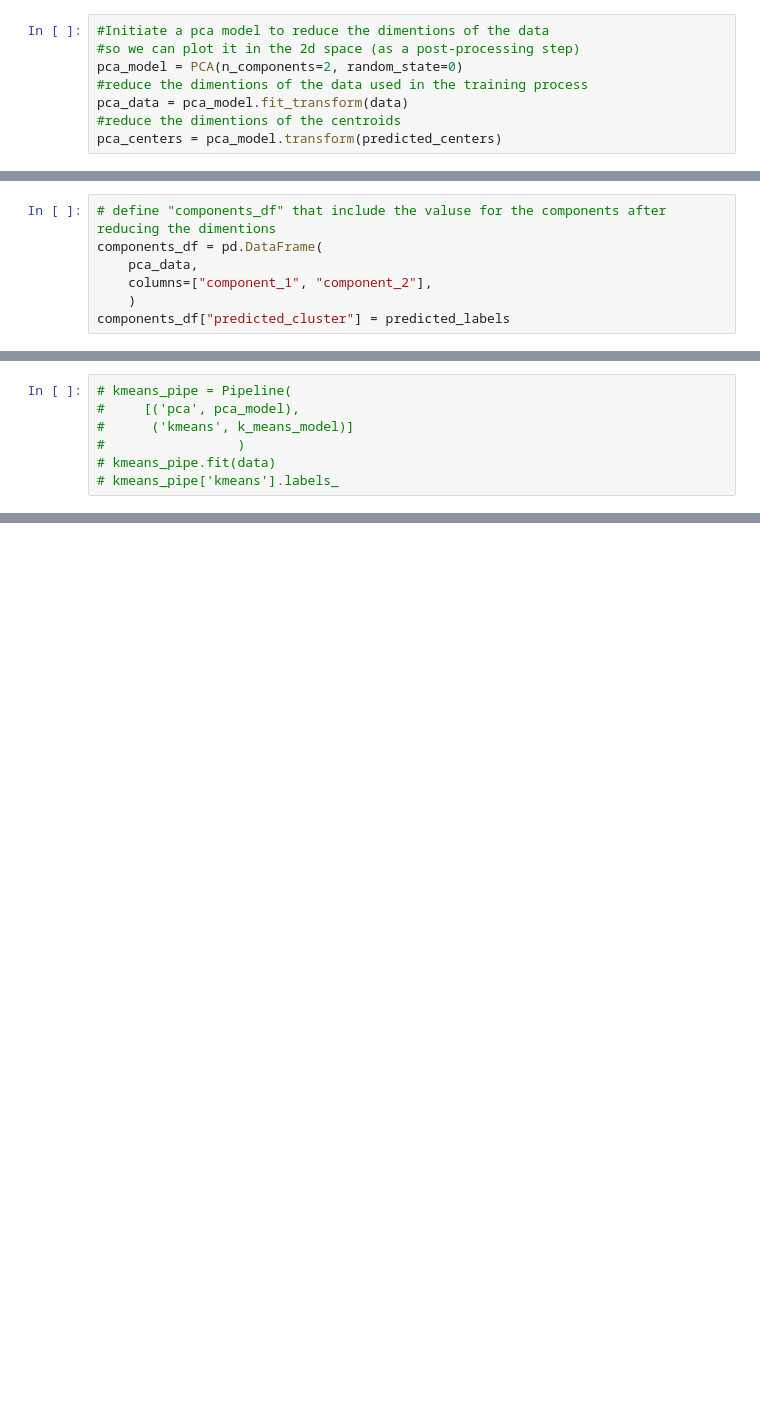
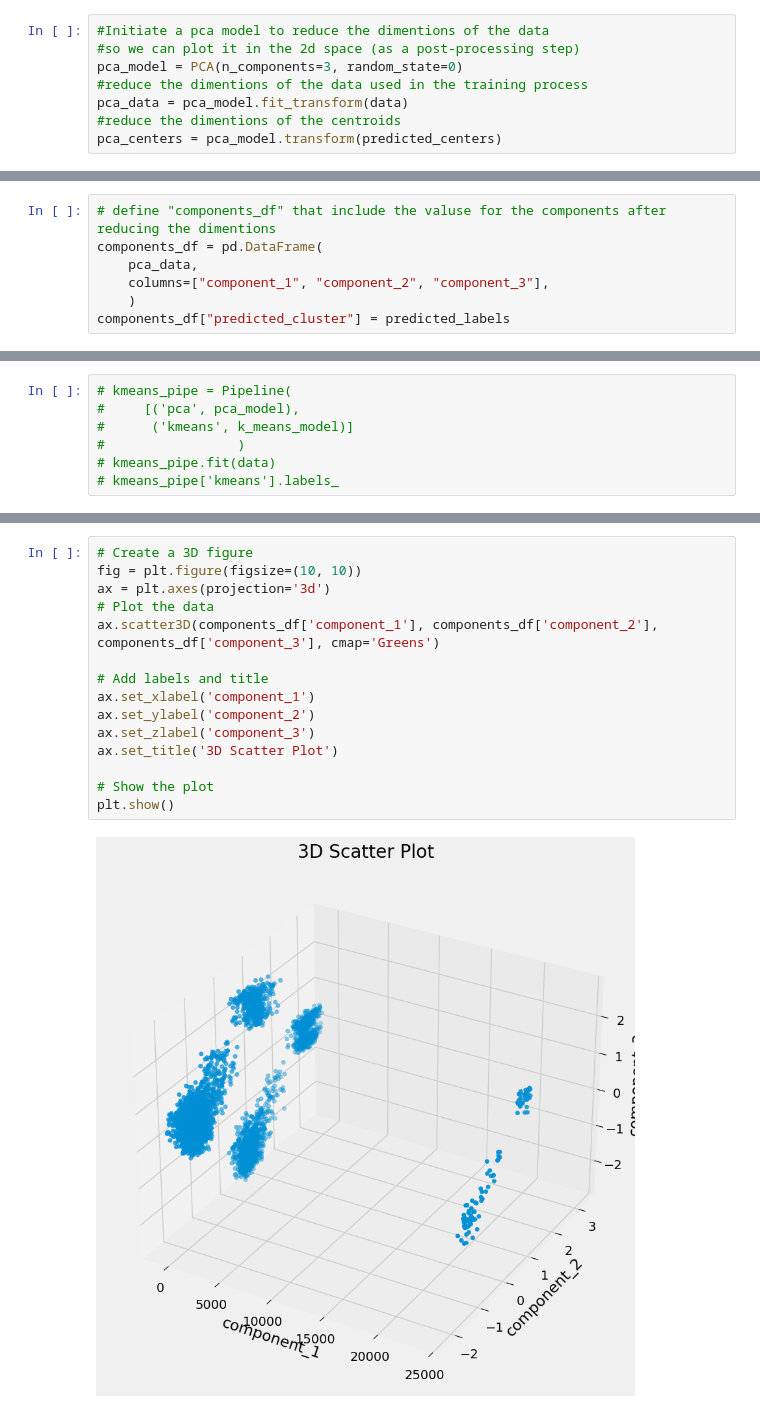
Before and after one commit to mawada-sweis/Clustering-Analysis, a Jupyter notebook: notebooks/algorithms/k-means.ipynb, the cells around one changed output, grey strips where cells are left out. Cells and saved outputs as stored; diff of their text form; blank space fills up the shorter version.

```diff
--- a/notebooks/algorithms/k-means.ipynb
+++ b/notebooks/algorithms/k-means.ipynb
@@ -83,7 +93,7 @@ predicted_centers = k_means_model.cluster_centers_
 # %%
 #Initiate a pca model to reduce the dimentions of the data
 #so we can plot it in the 2d space (as a post-processing step)
-pca_model = PCA(n_components=2, random_state=0)
+pca_model = PCA(n_components=3, random_state=0)
 #reduce the dimentions of the data used in the training process
 pca_data = pca_model.fit_transform(data)
 #reduce the dimentions of the centroids
@@ -102,7 +106,7 @@ array([[-6.65998707e+02,  2.21602026e+00],
 # define "components_df" that include the valuse for the components after reducing the dimentions
 components_df = pd.DataFrame(
     pca_data,
-    columns=["component_1", "component_2"],
+    columns=["component_1", "component_2", "component_3"],
     )
 components_df["predicted_cluster"] = predicted_labels
 # %%
@@ -132,0 +151,17 @@ plt.show()
+# %%
+# Create a 3D figure
+fig = plt.figure(figsize=(10, 10))
+ax = plt.axes(projection='3d')
+# Plot the data
+ax.scatter3D(components_df['component_1'], components_df['component_2'], components_df['component_3'], cmap='Greens')
+
+# Add labels and title
+ax.set_xlabel('component_1')
+ax.set_ylabel('component_2')
+ax.set_zlabel('component_3')
+ax.set_title('3D Scatter Plot')
+
+# Show the plot
+plt.show()
+# %% [output]
+[figure, added]
```
Also changed, not shown: parts of 6 cells of this notebook.
